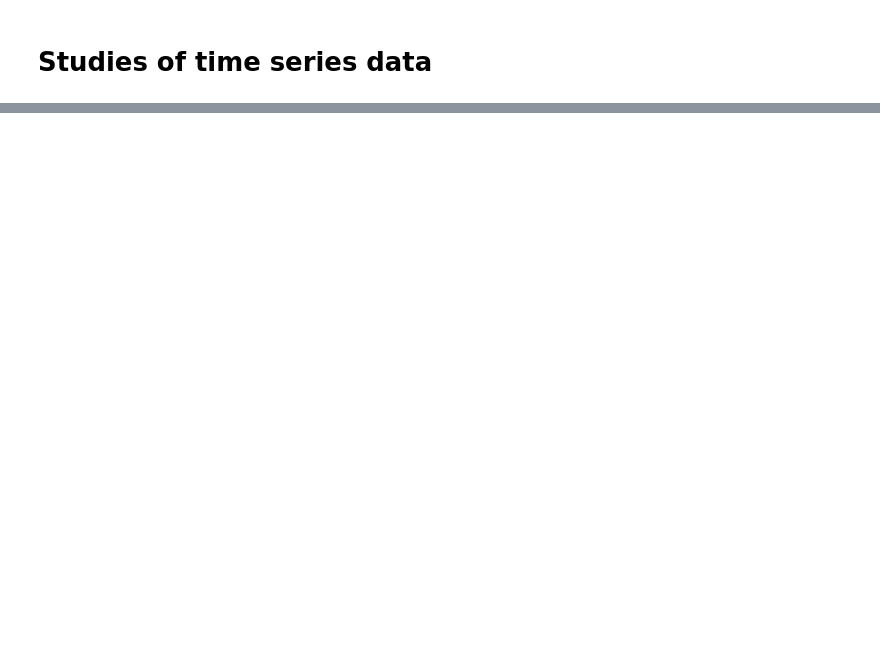
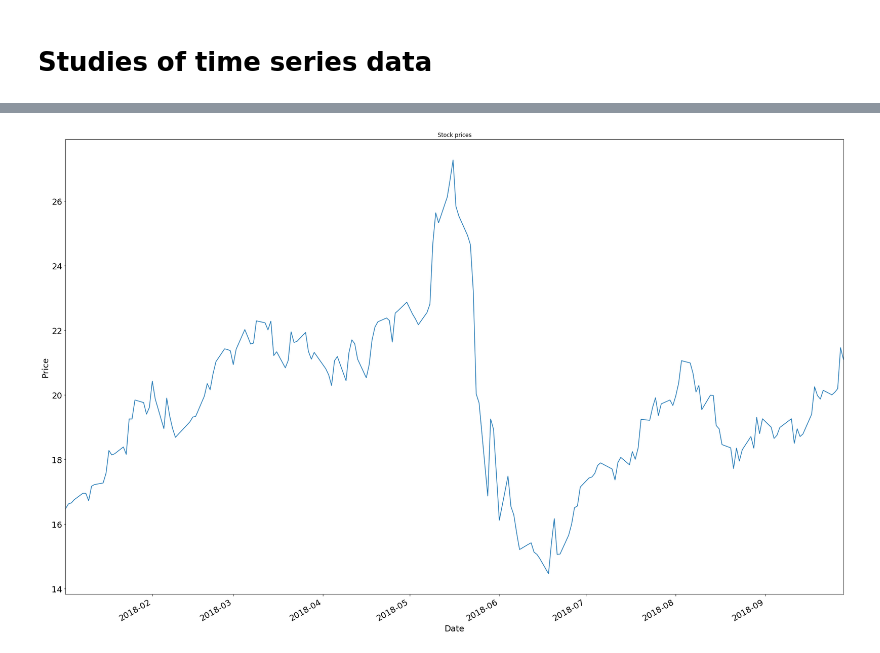
Before and after one commit to Krids/AnalyzingStocksWithMachineLearning, a Jupyter notebook: ibovespa.ipynb, the cells around one changed output, grey strips where cells are left out. Drawn from its saved outputs; the diff is of its cells as text; code cells hidden in the pictures; blank space fills up the shorter version.

```diff
--- a/ibovespa.ipynb
+++ b/ibovespa.ipynb
@@ -41,0 +12,4 @@ TypeError: Could not convert 24.50000024.29999923.70000124.10000024.10000024.900
+# %%
+dates = pd.date_range('2018-01-01', '2018-09-30')
+symbols = ['^BVSP', 'PETR4.SA']
+df = Op.get_data(symbols, dates)
@@ -41,0 +25,4 @@ TypeError: Could not convert 24.50000024.29999923.70000124.10000024.10000024.900
+# %%
+Op.plot_data(df['PETR4.SA']);
+# %% [output]
+[figure, added]
```
Also changed, not shown: parts of 12 cells of this notebook, 1 other file.
